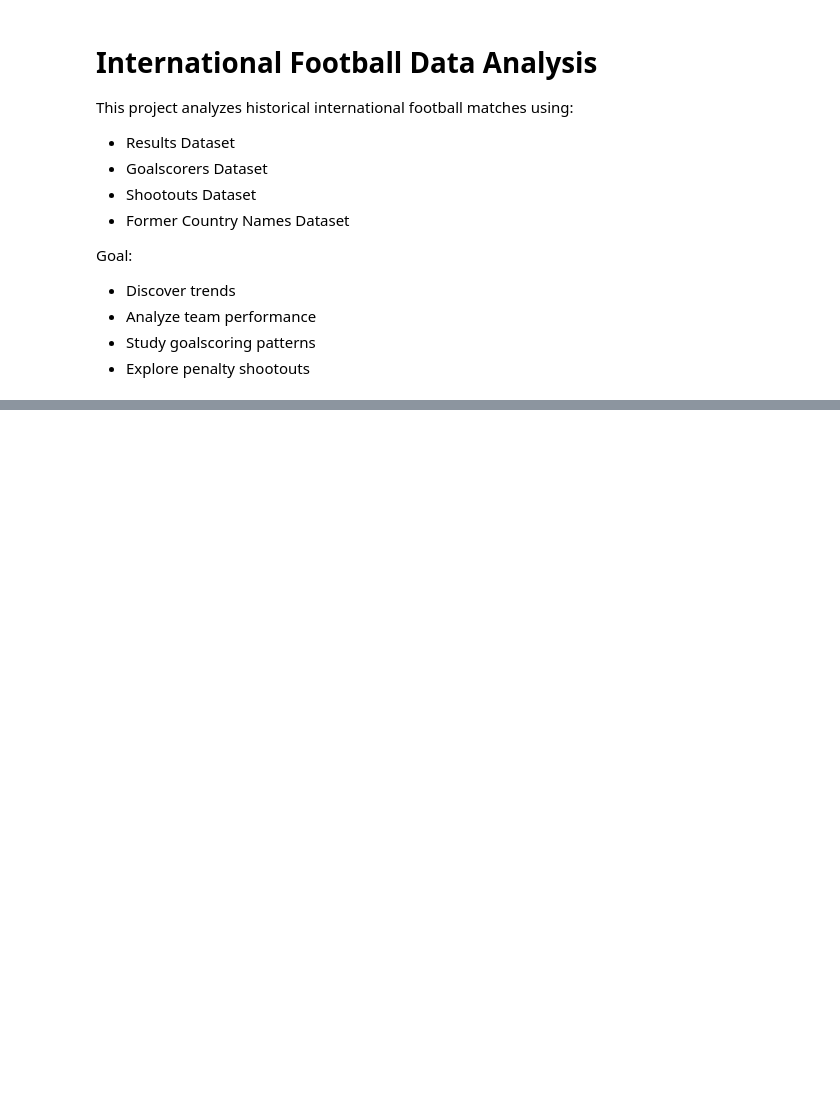
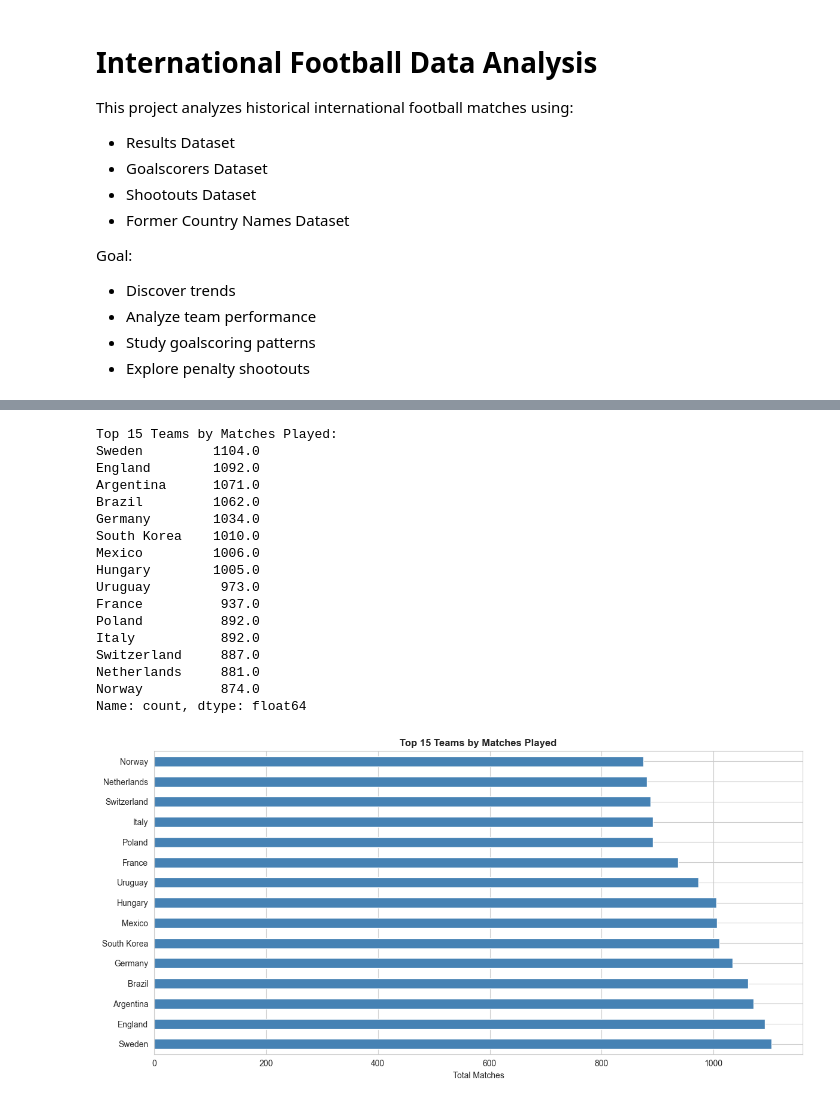
Before and after one commit to DeadlyPro34/data-analysis-projects, a Jupyter notebook: football-data-analysis/Football_Analysis.ipynb, the cells around one changed output, grey strips where cells are left out. Cells and saved outputs as stored; diff of their text form; code cells hidden in the pictures; blank space fills up the shorter version.

```diff
--- a/football-data-analysis/Football_Analysis.ipynb
+++ b/football-data-analysis/Football_Analysis.ipynb
@@ -206,0 +163,25 @@ print(former.shape)
+# %%
+total_matches = len(results)
+teams = pd.concat([results["home_team"], results["away_team"]])
+total_teams = teams.nunique()
+
+results["total_goals"] = results["home_score"] + results["away_score"]
+total_goals = results["total_goals"].sum()
+
+avg_goals_per_match = results["total_goals"].mean()
+total_tournaments = results["tournament"].nunique()
+total_scorers = goals['scorer'].nunique()
+total_shootouts = len(shootouts)
+
+print("\n" + "="*50)
+print("DATASET OVERVIEW")
+print("="*50)
+print(f"Total Matches: {total_matches:,}")
+print(f"Unique Teams: {total_teams}")
+print(f"Total Goals: {int(total_goals):,}")
+print(f"Average Goals per Match: {avg_goals_per_match:.2f}")
+print(f"Tournament Types: {total_tournaments}")
+print(f"Total Scorers: {total_scorers:,}")
+print(f"Penalty Shootouts: {total_shootouts}")
+print(f"Year Range: {results['year'].min()}-{results['year'].max()}")
+print("="*50)
@@ -206,0 +201,33 @@ print(former.shape)
+# %%
+home_matches = results['home_team'].value_counts()
+away_matches = results['away_team'].value_counts()
+team_matches = home_matches.add(away_matches, fill_value=0).sort_values(ascending=False)
+
+print("\nTop 15 Teams by Matches Played:")
+print(team_matches.head(15))
+
+plt.figure(figsize=(12, 6))
+team_matches.head(15).plot(kind='barh', color='steelblue')
+plt.xlabel('Total Matches')
+plt.title('Top 15 Teams by Matches Played', fontweight='bold')
+plt.tight_layout()
+plt.show()
+# %% [output]
+Top 15 Teams by Matches Played:
+Sweden         1104.0
+England        1092.0
+Argentina      1071.0
+Brazil         1062.0
+Germany        1034.0
+South Korea    1010.0
+Mexico         1006.0
+Hungary        1005.0
+Uruguay         973.0
+France          937.0
+Poland          892.0
+Italy           892.0
+Switzerland     887.0
+Netherlands     881.0
+Norway          874.0
+Name: count, dtype: float64
+[figure, added]
```
Also changed, not shown: parts of 41 cells of this notebook.
